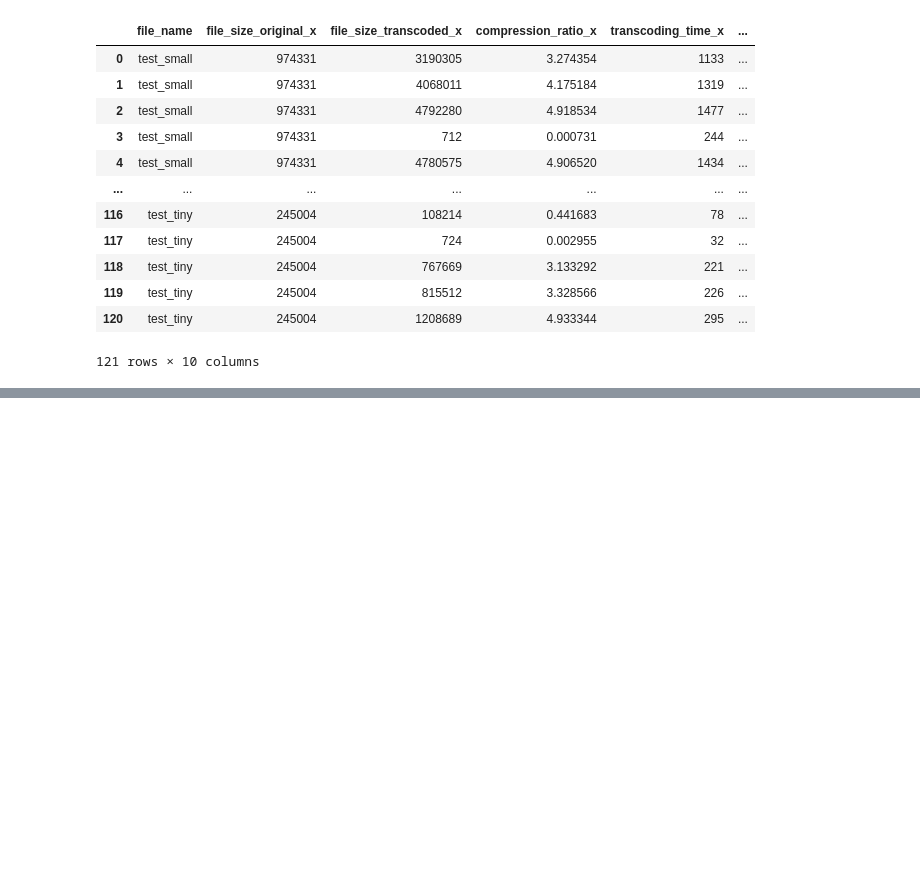
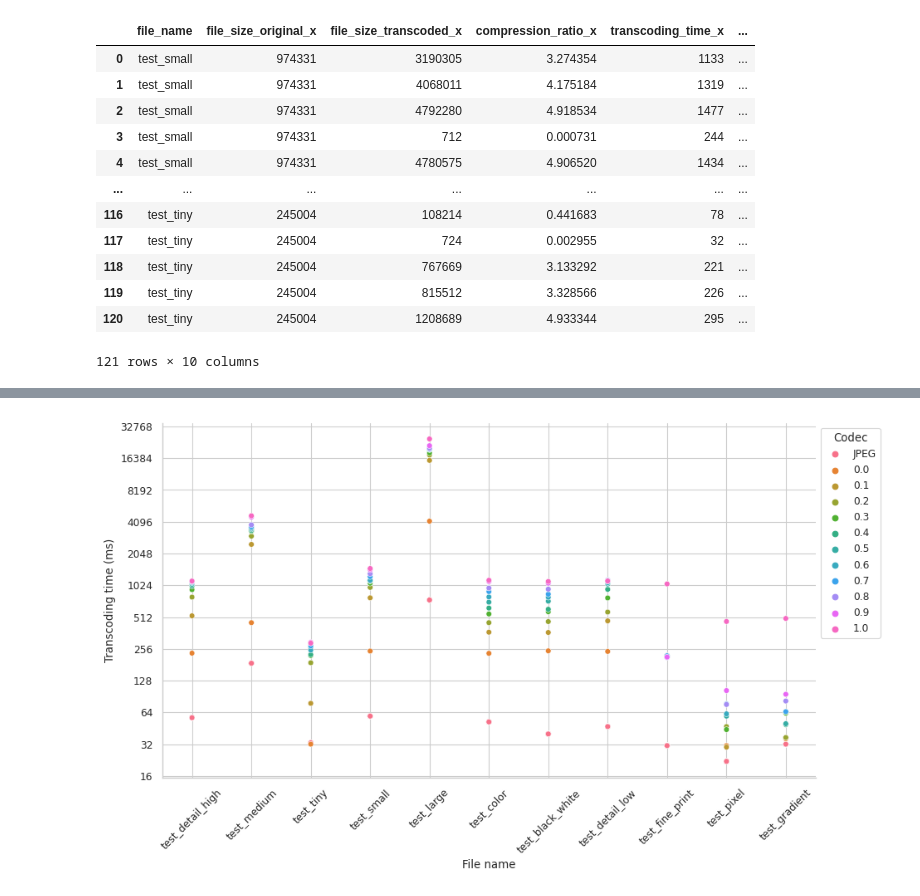
Before and after one commit to xaverhimmelsbach/quadtree-block-compression-visualization, a Jupyter notebook: visualization_scripts/visualize_similarity.ipynb, the cells around one changed output, grey strips where cells are left out. Cells and saved outputs as stored; diff of their text form; code cells hidden in the pictures; blank space fills up the shorter version.

```diff
--- a/visualization_scripts/visualize_similarity.ipynb
+++ b/visualization_scripts/visualize_similarity.ipynb
@@ -77,0 +74,39 @@ plt.show()
+# %%
+# Transcoding time
+df_sorted = df_merged.sort_values('similarity')
+
+df_second = df_sorted.loc[:, ('file_name', 'transcoding_time_y')].rename(
+    columns={'transcoding_time_y': 't'})
+df_second['class'] = 'jpeg'
+
+df_third = df_sorted.loc[:, ('file_name', 'transcoding_time_x', 'similarity')].rename(
+    columns={'transcoding_time_x': 't', 'similarity': 'class'})
+
+# Concatenate data frames
+df_concat = pd.concat([df_second, df_third])
+
+# Create a visualization
+g = sns.relplot(
+    x='file_name',
+    y='t',
+    hue='class',
+    data=df_concat,
+    aspect=16/9,
+    facet_kws={'legend_out': False},
+)
+
+legend = g.axes.flat[0].get_legend()
+legend.set_title('Codec')
+legend.set_bbox_to_anchor((1, 1))
+for t, l in zip(legend.texts, ['JPEG']):
+    t.set_text(l)
+
+ticks = [2**x for x in range(4, 16)]
+g.set(xlabel='File name', ylabel='Transcoding time (ms)',
+      yscale='log', yticks=ticks, yticklabels=ticks)
+
+plt.xticks(rotation=45)
+
+plt.show()
+# %% [output]
+[figure, added]
```
Also changed, not shown: parts of 1 cell of this notebook, 3 other files.
